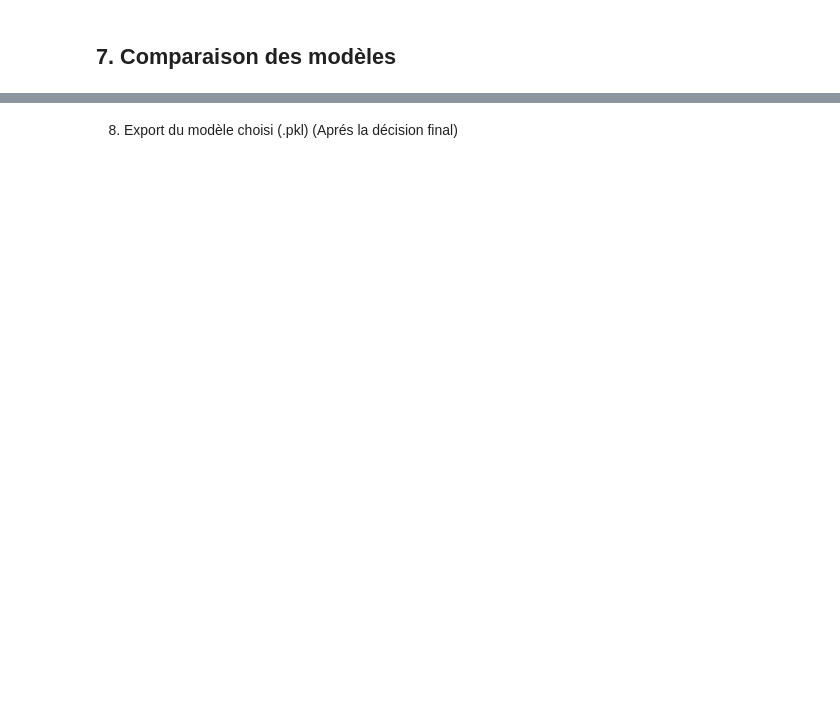
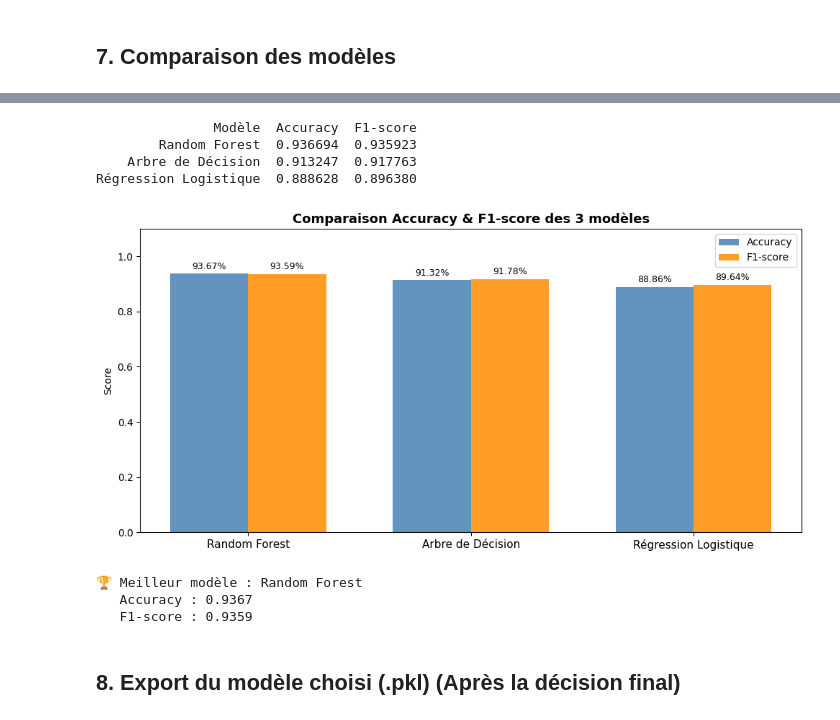
Before and after one commit to ANSS77/suivi-catastrophes-maroc, a Jupyter notebook: ml/notebooks/seismes_training.ipynb, the cells around one changed output, grey strips where cells are left out. Drawn from its saved outputs; the diff is of its cells as text; code cells hidden in the pictures; blank space fills up the shorter version.

```diff
--- a/ml/notebooks/seismes_training.ipynb
+++ b/ml/notebooks/seismes_training.ipynb
@@ -366,3 +335,54 @@ Régression Logistique         50.60         0.5471
+# %%
+# ----- Tableau récapitulatif -----
+comparison_df = pd.DataFrame({
+    'Modèle'   : list(results.keys()),
+    'Accuracy' : [v['Accuracy']  for v in results.values()],
+    'F1-score' : [v['F1-score']  for v in results.values()]
+})
+comparison_df = comparison_df.sort_values('F1-score', ascending=False).reset_index(drop=True)
+print(comparison_df.to_string(index=False))
+
+# ----- Graphique de comparaison -----
+x = np.arange(len(comparison_df))
+width = 0.35
+
+fig, ax = plt.subplots(figsize=(10, 5))
+bars1 = ax.bar(x - width/2, comparison_df['Accuracy'], width, label='Accuracy',
+               color='steelblue', alpha=0.85)
+bars2 = ax.bar(x + width/2, comparison_df['F1-score'], width, label='F1-score',
+               color='darkorange', alpha=0.85)
+
+ax.set_xticks(x)
+ax.set_xticklabels(comparison_df['Modèle'], fontsize=11)
+ax.set_ylim(0, 1.1)
+ax.set_ylabel('Score')
+ax.set_title('Comparaison Accuracy & F1-score des 3 modèles', fontsize=13, fontweight='bold')
+ax.legend()
+
+for bar in bars1:
+    ax.text(bar.get_x() + bar.get_width()/2, bar.get_height() + 0.01,
+            f'{bar.get_height():.2%}', ha='center', va='bottom', fontsize=9)
+for bar in bars2:
+    ax.text(bar.get_x() + bar.get_width()/2, bar.get_height() + 0.01,
+            f'{bar.get_height():.2%}', ha='center', va='bottom', fontsize=9)
+
+plt.tight_layout()
+plt.show()
+
+# Identifier le meilleur modèle
+best_model_name = comparison_df.iloc[0]['Modèle']
+print(f'\n🏆 Meilleur modèle : {best_model_name}')
+print(f'   Accuracy : {comparison_df.iloc[0]["Accuracy"]:.4f}')
+print(f'   F1-score : {comparison_df.iloc[0]["F1-score"]:.4f}')
+# %% [output]
+               Modèle  Accuracy  F1-score
+        Random Forest  0.936694  0.935923
+    Arbre de Décision  0.913247  0.917763
+Régression Logistique  0.888628  0.896380
+[figure, added]
+🏆 Meilleur modèle : Random Forest
+   Accuracy : 0.9367
+   F1-score : 0.9359
 # %% [markdown]
- 8. Export du modèle choisi (.pkl) (Aprés la décision final)
+## 8. Export du modèle choisi (.pkl) (Après la décision final)
 # %%
```
Also changed, not shown: parts of 22 cells of this notebook, 5 other files.
